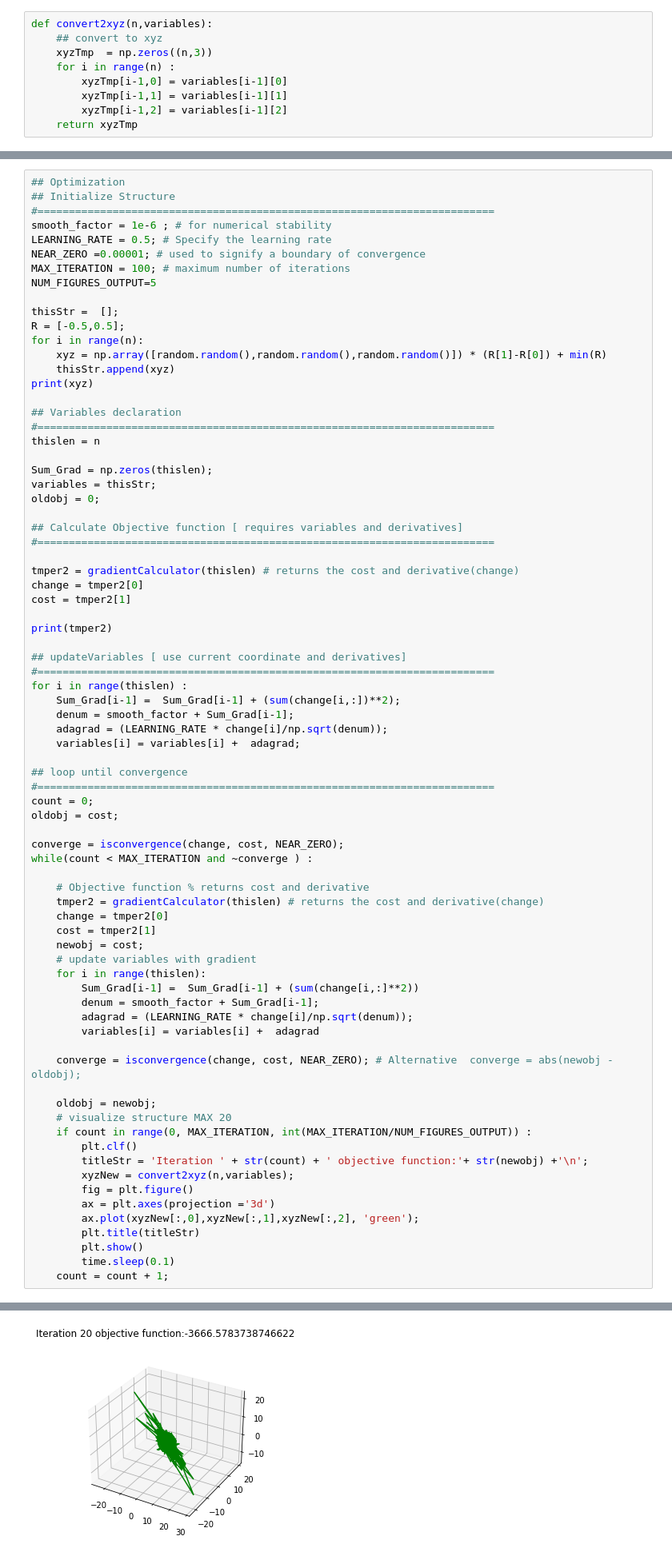
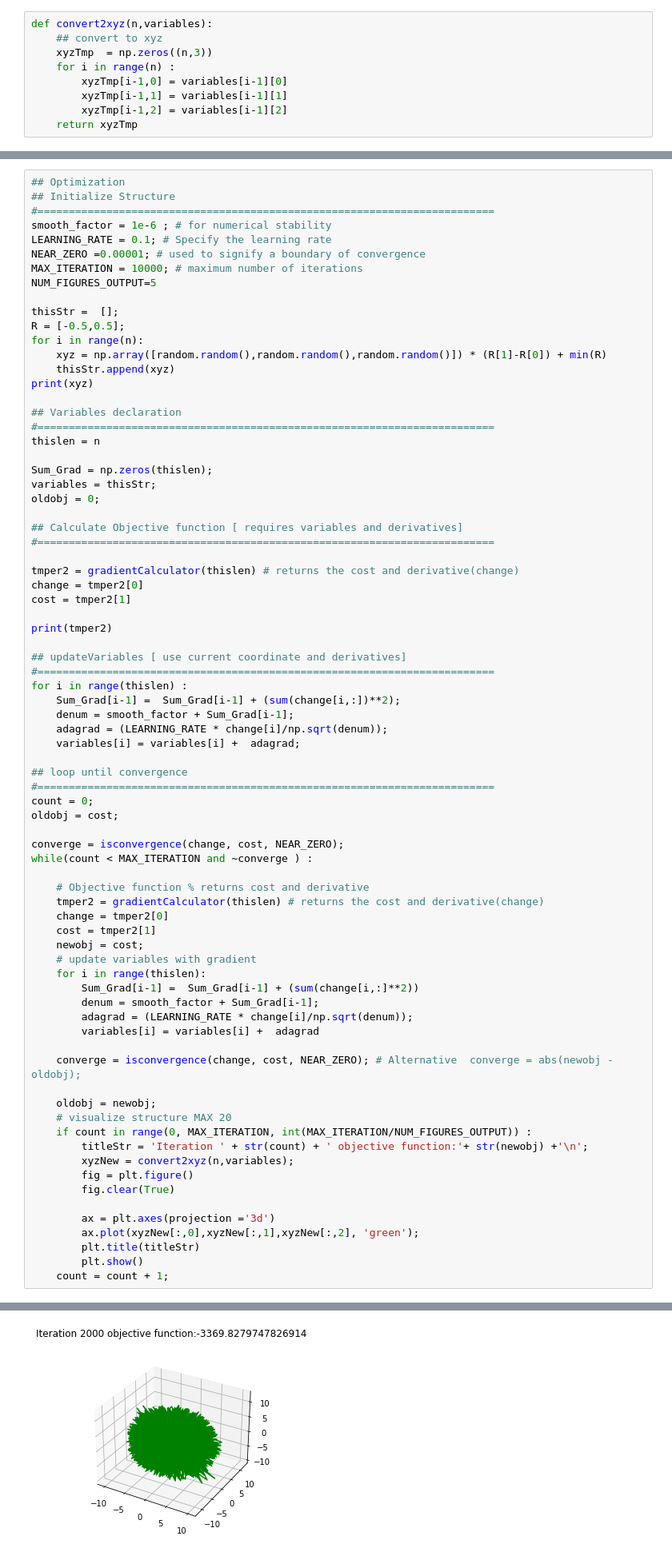
Before and after one commit to 0prahWinfrey/Bioinformatics, a Jupyter notebook: src/Python/main.ipynb, the cells around one changed output, grey strips where cells are left out. Shown at 80% size. Cells and saved outputs as stored; diff of their text form.

```diff
--- a/src/Python/main.ipynb
+++ b/src/Python/main.ipynb
@@ -334,9 +338,9 @@ def isconvergence(change, cost, NEAR_ZERO):
 ## Initialize Structure
 #=========================================================================
 smooth_factor = 1e-6 ; # for numerical stability
-LEARNING_RATE = 0.5; # Specify the learning rate
+LEARNING_RATE = 0.1; # Specify the learning rate
 NEAR_ZERO =0.00001; # used to signify a boundary of convergence
-MAX_ITERATION = 100; # maximum number of iterations
+MAX_ITERATION = 10000; # maximum number of iterations
 NUM_FIGURES_OUTPUT=5
 
 thisStr =  [];
@@ -396,14 +400,14 @@ while(count < MAX_ITERATION and ~converge ) :
     oldobj = newobj;
     # visualize structure MAX 20
     if count in range(0, MAX_ITERATION, int(MAX_ITERATION/NUM_FIGURES_OUTPUT)) :
-        plt.clf()
         titleStr = 'Iteration ' + str(count) + ' objective function:'+ str(newobj) +'\n';
         xyzNew = convert2xyz(n,variables);
         fig = plt.figure()
+        fig.clear(True)
+
         ax = plt.axes(projection ='3d')
         ax.plot(xyzNew[:,0],xyzNew[:,1],xyzNew[:,2], 'green');
         plt.title(titleStr)
         plt.show()
-        time.sleep(0.1)
     count = count + 1;
 # %% [output]
@@ -420,3 +424,3 @@ while(count < MAX_ITERATION and ~converge ) :
 <Figure size 432x288 with 0 Axes>
-[figure, old version]
+[figure, new version]
 <Figure size 432x288 with 0 Axes>
```
Also changed, not shown: parts of 10 cells of this notebook.
